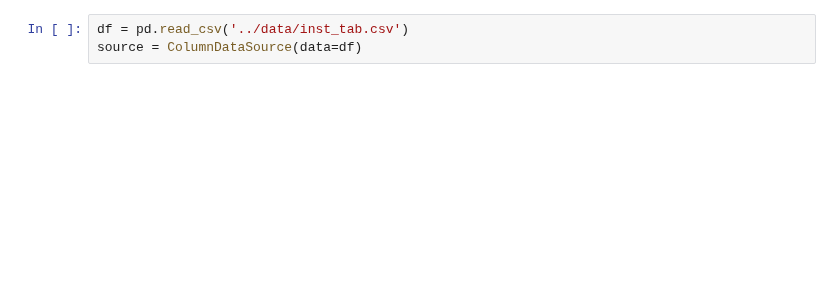
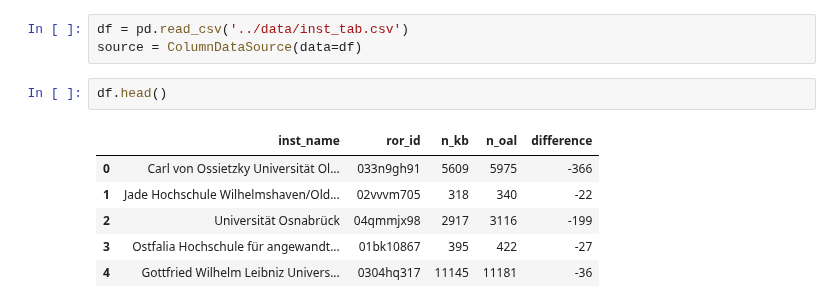
Before and after one commit to naustica/lower_saxony_institutions, a Jupyter notebook: notebooks/InteractivePlots.ipynb, the cells around one changed output. Saved outputs shown, nothing was run; the diff lists cells and outputs as text; blank space fills up the shorter version.

```diff
--- a/notebooks/InteractivePlots.ipynb
+++ b/notebooks/InteractivePlots.ipynb
@@ -11,6 +12,15 @@ output_notebook()
 # %%
 df = pd.read_csv('../data/inst_tab.csv')
 source = ColumnDataSource(data=df)
+# %%
+df.head()
+# %% [output]
+|  | inst_name | ror_id | n_kb | n_oal | difference |
+| 0 | Carl von Ossietzky Universität Ol... | 033n9gh91 | 5609 | 5975 | -366 |
+| 1 | Jade Hochschule Wilhelmshaven/Old... | 02vvvm705 | 318 | 340 | -22 |
+| 2 | Universität Osnabrück | 04qmmjx98 | 2917 | 3116 | -199 |
+| 3 | Ostfalia Hochschule für angewandt... | 01bk10867 | 395 | 422 | -27 |
+| 4 | Gottfried Wilhelm Leibniz Univers... | 0304hq317 | 11145 | 11181 | -36 |
 # %%
 TOOLS = ['hover']
 
```
Also changed, not shown: parts of 3 cells of this notebook, 1 other file.
